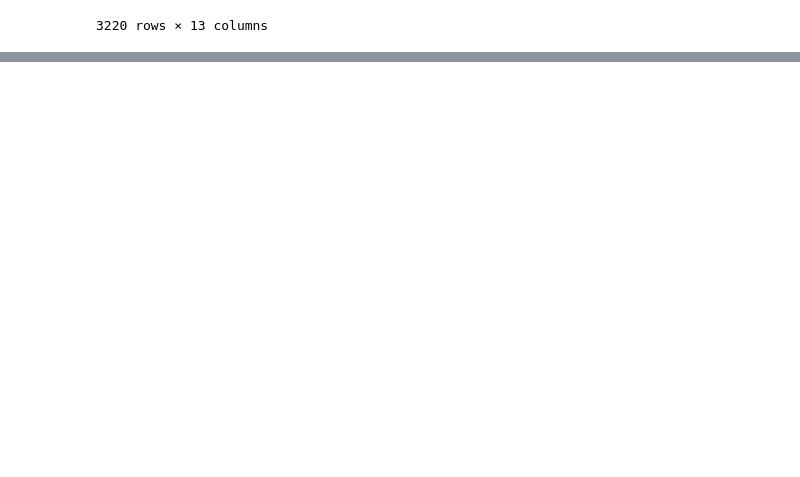
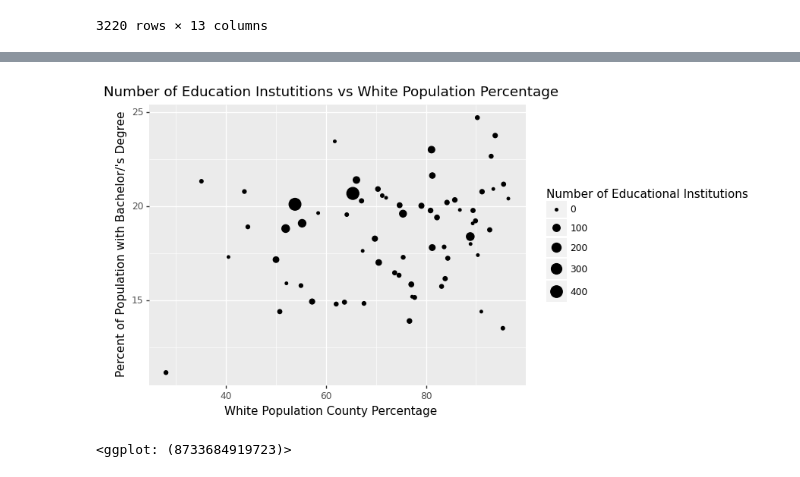
Before and after one commit to leomassoc/LSE-DS105L-Data-Detectives, a Jupyter notebook: notebooks/NB4 Education Data and Race.ipynb, the cells around one changed output, grey strips where cells are left out. Cells and saved outputs as stored; diff of their text form; code cells hidden in the pictures; blank space fills up the shorter version.

Commit message:
adding graphs to NB4

```diff
--- a/notebooks/NB4 Education Data and Race.ipynb
+++ b/notebooks/NB4 Education Data and Race.ipynb
@@ -95,7 +95,7 @@ df = pd.DataFrame(data = race_county)
 df = df.rename(columns={'B02001_001E': 'County Total Population', 'B02001_002E': 'County Population of White \
                          Alone', 'B02001_003E' : ' County Population of Black Alone', 'B02001_004E': 'County \
                             Population of Native American alone', 'B02001_005E': 'County Population of Asian  \
-                                alone' , 'B03001_002E' : 'County Population of Hispanic/Latino'})
+                                alone' , 'B03001_003E' : 'County Population of Hispanic/Latino'})
 # %%
 df
 # %% [output]
@@ -150,7 +150,8 @@ race_categories = ['County Population of White                          Alone',
        'County                             Population of Native American alone',
        'County Population of Asian                                  alone',
        'County Population of Hispanic/Latino']
-add_column_percentage(df, race_categories)
+newdf = add_column_percentage(df, race_categories)
+newdf
 # %% [output]
 |  | County Total Population | County Population of White Alone | County Population of Black Alone | County Population of Native Ameri... | ... |
 | 0 | 21565 | 20245 | 1007 | 68 | ... |
@@ -170,8 +171,8 @@ add_column_percentage(df, race_categories)
 df2 = pd.read_csv("../data/gdp_and_census.csv")
 # %%
 #Merging it with the data on white population per county
-merged_df = pd.merge(df, df2, on=['state', 'county'])
-merged_df
+new_df = pd.merge(newdf, df2, on=['state', 'county'])
+new_df
 # %% [output]
 |  | County Total Population | County Population of White Alone | County Population of Black Alone | County Population of Native Ameri... | ... |
 | 0 | 29003 | 25667 | 2003 | 73 | ... |
@@ -188,0 +190,5 @@ merged_df
+# %%
+#Getting the data on North Carolina to see the relationship between race, educational instutitions, and bachelors
+df_NC = new_df[new_df['state'] == 37]
+df_NC
+df_NC.columns
@@ -188,0 +211,8 @@ merged_df
+# %%
+#Graphing the results for North Carolina
+from plotnine import *
+(ggplot(df_NC, aes(x='County Population of White                          Alone_percentage', y='Percent of Population with a Bachelor\'s Degree', \
+                  size = 'Number of Educational Institutions')) + geom_point() + labs(title="Number of Education Instutitions vs White Population Percentage",x="White Population County Percentage", y="Percent of Population with Bachelor/'s Degree", size="Number of Educational Institutions", color="Number of Educational Institutions"))
+# %% [output]
+[figure, added]
+<ggplot: (8733684919723)>
```
Also changed, not shown: parts of 3 cells of this notebook.
